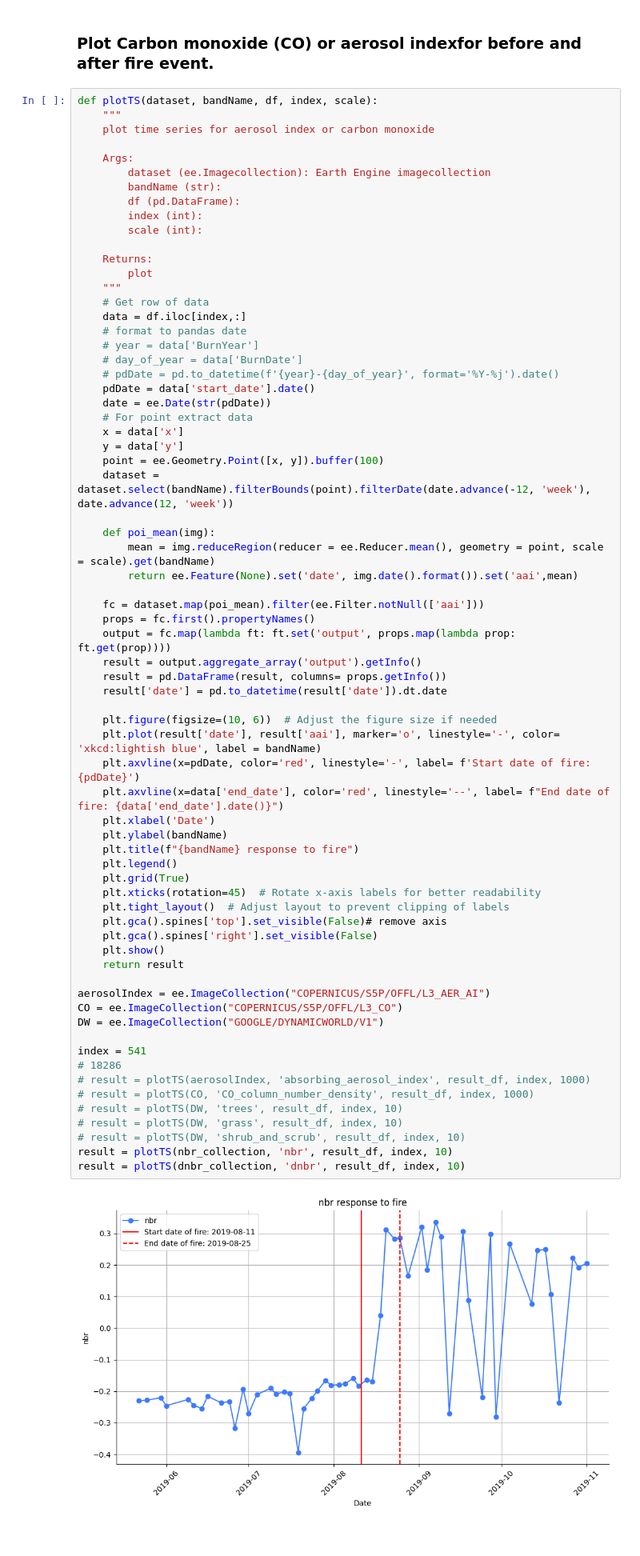
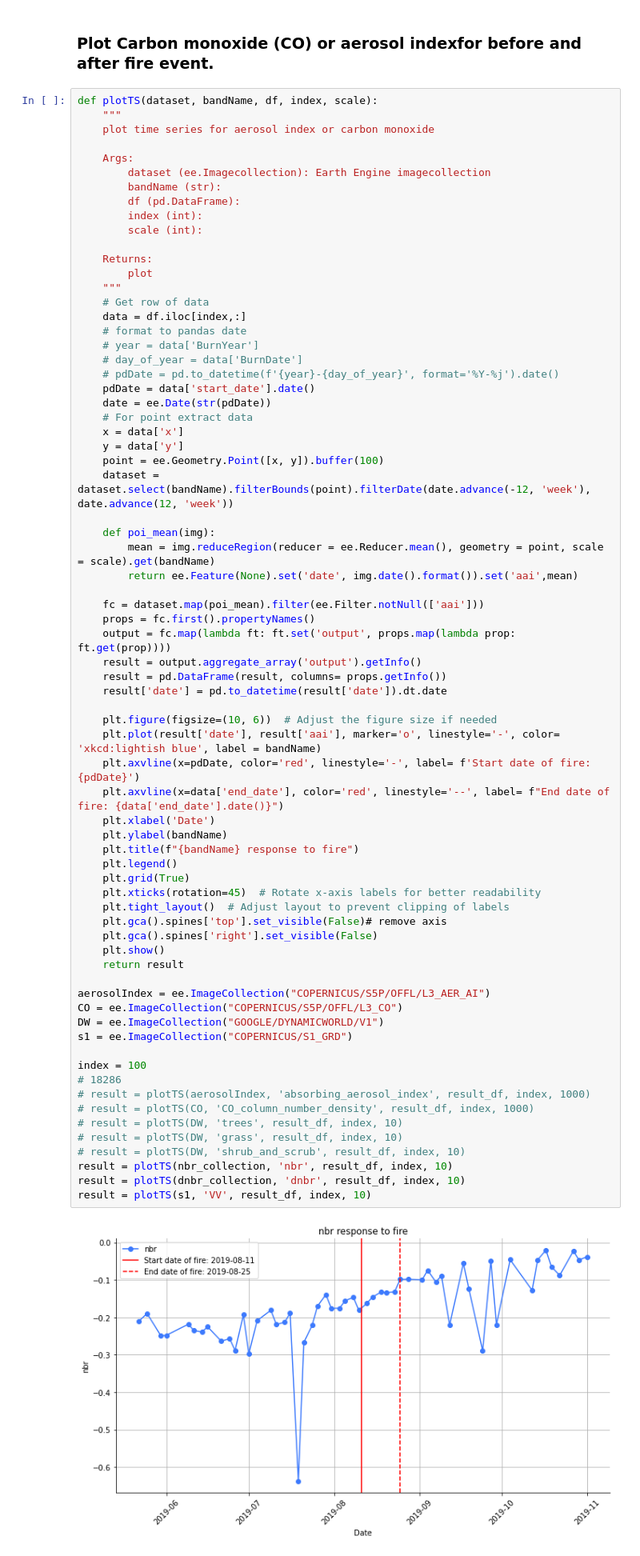
Before and after one commit to Geethen/Burn_Area_Mapping, a Jupyter notebook: src/notebooks/NB1_Data_exploration.ipynb, the cells around one changed output. Shown at 80% size. Cells and saved outputs as stored; diff of their text form.

```diff
--- a/src/notebooks/NB1_Data_exploration.ipynb
+++ b/src/notebooks/NB1_Data_exploration.ipynb
@@ -369,32 +367,34 @@ def plotTS(dataset, bandName, df, index, scale):
 
     plt.figure(figsize=(10, 6))  # Adjust the figure size if needed
     plt.plot(result['date'], result['aai'], marker='o', linestyle='-', color= 'xkcd:lightish blue', label = bandName)
     plt.axvline(x=pdDate, color='red', linestyle='-', label= f'Start date of fire: {pdDate}')
     plt.axvline(x=data['end_date'], color='red', linestyle='--', label= f"End date of fire: {data['end_date'].date()}")
     plt.xlabel('Date')
     plt.ylabel(bandName)
     plt.title(f"{bandName} response to fire")
     plt.legend()
     plt.grid(True)
     plt.xticks(rotation=45)  # Rotate x-axis labels for better readability
     plt.tight_layout()  # Adjust layout to prevent clipping of labels
     plt.gca().spines['top'].set_visible(False)# remove axis
     plt.gca().spines['right'].set_visible(False)
     plt.show()
     return result
 
 aerosolIndex = ee.ImageCollection("COPERNICUS/S5P/OFFL/L3_AER_AI")
 CO = ee.ImageCollection("COPERNICUS/S5P/OFFL/L3_CO")
 DW = ee.ImageCollection("GOOGLE/DYNAMICWORLD/V1")
+s1 = ee.ImageCollection("COPERNICUS/S1_GRD")
 
-index = 541
+index = 100
 # 18286
 # result = plotTS(aerosolIndex, 'absorbing_aerosol_index', result_df, index, 1000)
 # result = plotTS(CO, 'CO_column_number_density', result_df, index, 1000)
 # result = plotTS(DW, 'trees', result_df, index, 10)
 # result = plotTS(DW, 'grass', result_df, index, 10)
 # result = plotTS(DW, 'shrub_and_scrub', result_df, index, 10)
 result = plotTS(nbr_collection, 'nbr', result_df, index, 10)
 result = plotTS(dnbr_collection, 'dnbr', result_df, index, 10)
+result = plotTS(s1, 'VV', result_df, index, 10)
 # %% [output]
-[figure, old version]
+[figure, new version]
```
Also changed, not shown: parts of 6 cells of this notebook, 4 other files.
